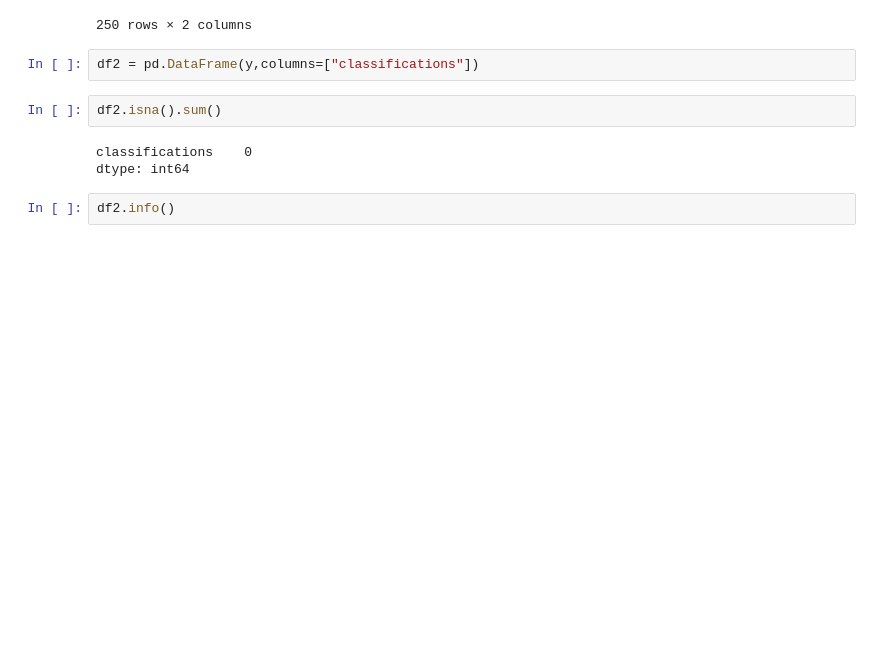
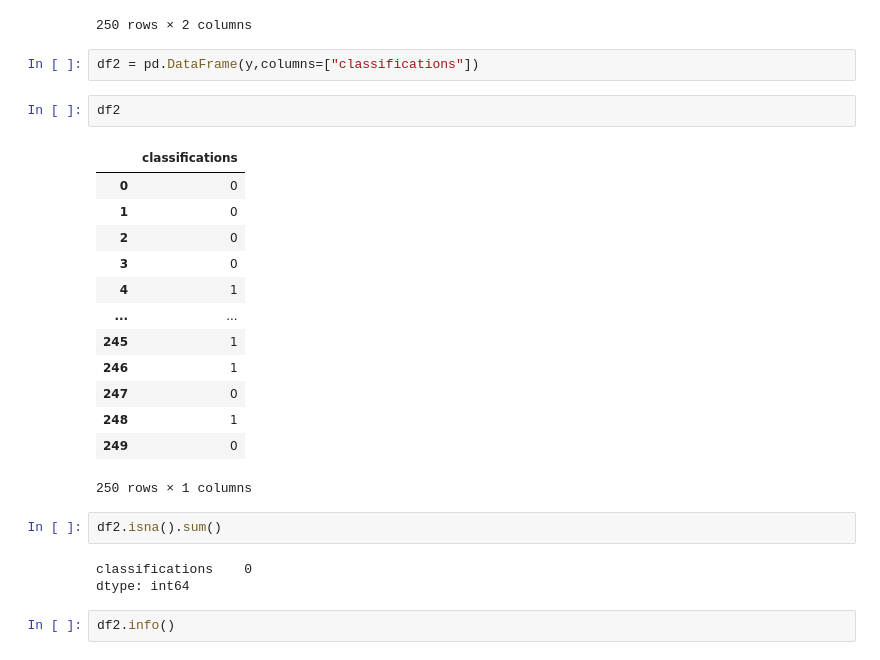
Before and after one commit to hahahang0/Machine-Learning, a Jupyter notebook: UNSUPERVISED LEARNING/DBSCAN Clustering/practical/practical.ipynb, the cells around one changed output. Saved outputs shown, nothing was run; the diff lists cells and outputs as text; blank space fills up the shorter version.

```diff
--- a/UNSUPERVISED LEARNING/DBSCAN Clustering/practical/practical.ipynb
+++ b/UNSUPERVISED LEARNING/DBSCAN Clustering/practical/practical.ipynb
@@ -34,6 +34,22 @@ df
 250 rows × 2 columns
 # %%
 df2 = pd.DataFrame(y,columns=["classifications"])
+# %%
+df2
+# %% [output]
+|  | classifications |
+| 0 | 0 |
+| 1 | 0 |
+| 2 | 0 |
+| 3 | 0 |
+| 4 | 1 |
+| ... | ... |
+| 245 | 1 |
+| 246 | 1 |
+| 247 | 0 |
+| 248 | 1 |
+| 249 | 0 |
+250 rows × 1 columns
 # %%
 df2.isna().sum()
 # %% [output]
```
Also changed, not shown: parts of 6 cells of this notebook, 5 other files.
